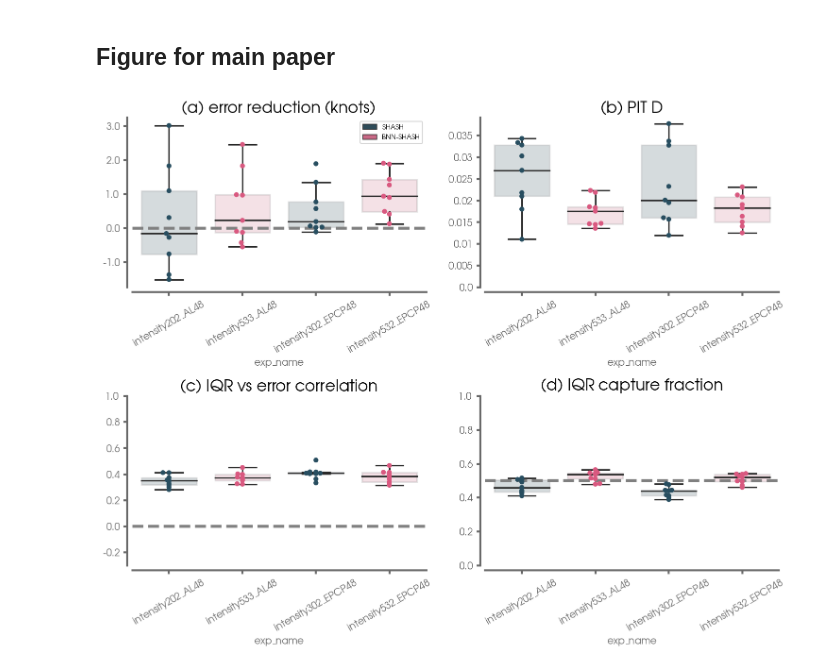
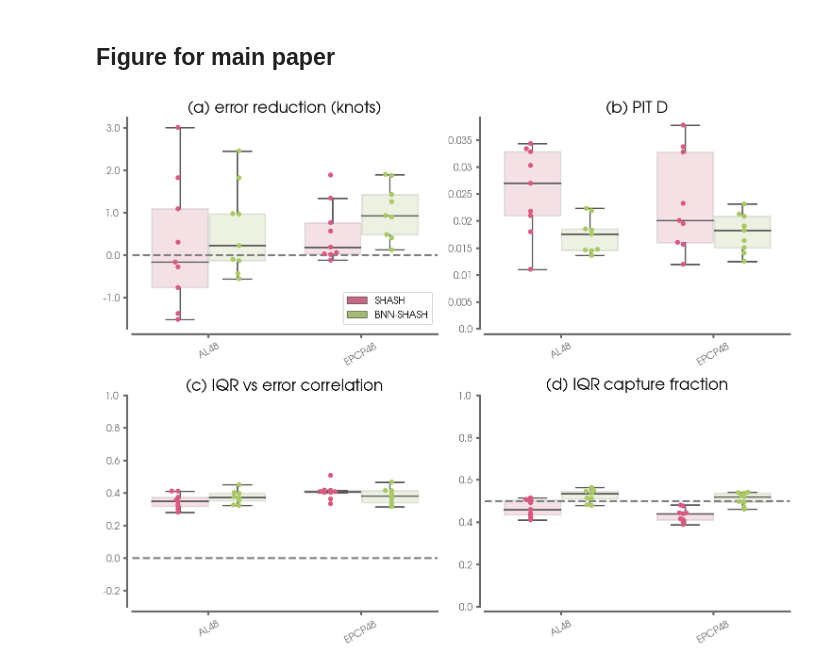
Before and after one commit to eabarnes1010/hurricane_uqcomparisons, a Jupyter notebook: _plot_uqMetrics_bnnSHASH_compare.ipynb, the cells around one changed output. Saved outputs shown, nothing was run; the diff lists cells and outputs as text; code cells hidden in the pictures.

Commit message:
plotting changes, added bnn-shash lines, updated plotting code to jive with shash_tfp.py

```diff
--- a/_plot_uqMetrics_bnnSHASH_compare.ipynb
+++ b/_plot_uqMetrics_bnnSHASH_compare.ipynb
@@ -170,9 +170,9 @@ df_metrics
 ## Figure for main paper
 # %%
 import seaborn as sns
-colors = ('#284E60','#D95980','#C3B1E1','#FFA83A')#colors = ('#284E60','#FFA83A','#D95980','#C3B1E1',)#('#284E60','#E1A730','#D95980','#C3B1E1','#351F27','#A9C961')
+colors = ('#D95980','#A9C961','#C3B1E1','#351F27')#('#284E60','#FFA83A','#D95980','#C3B1E1','#FFA83A')#colors = ('#284E60','#FFA83A','#D95980','#C3B1E1',)#('#284E60','#E1A730','#D95980','#C3B1E1','#351F27','#A9C961')
 panel_letters = ('(a)','(b)','(c)','(d)')
-x_axis_list = ("exp_name",)#("basin_lead", "exp_name")
+x_axis_list = ("basin_lead",)#("basin_lead", "exp_name")
 
 metric_data = ''
 metric_list = ('median_error_reduction_test',
@@ -198,7 +198,7 @@ for x_axis in x_axis_list:
                          data=df_metrics,
                          palette=colors,
                          width=.75,
-                         dodge=False,
+                         dodge=True,
                          boxprops={'alpha':.2,
                                    'edgecolor': 'gray',
                                   },
@@ -210,53 +210,48 @@ for x_axis in x_axis_list:
                            palette=colors,
                            data=df_metrics,
                            size=5,
-                           dodge=False,
+                           dodge=True,
                            ax=ax)
         if imetric == 0:
             handles, labels = ax.get_legend_handles_labels()
             # ax.legend(handles[:3], ('SHASH','BNN','MC Dropout'),fontsize=12,frameon=True)
-            ax.legend(handles[:2], ('SHASH','BNN-SHASH','SHASH','BNN-SHASH'),fontsize=7,frameon=True)
+            ax.legend(handles[:2], ('SHASH','BNN-SHASH','SHASH','BNN-SHASH'),fontsize=10,frameon=True,loc=4)
         else:
             ax.get_legend().remove()
 
         if(metric.find('iqr_capture') > -1):
-            ax.axhline(y=0.5,linewidth=3,linestyle='--',color='gray')
+            ax.axhline(y=0.5,linewidth=2,linestyle='--',color='gray')
             ax.set_ylim(0,1.0)
         if(metric.find('pit_D') > -1):
             ax.set_ylim(0,None)
         if(metric.find('reduction') > -1):
-            ax.axhline(y=0.0,linewidth=3,linestyle='--',color='gray')
+            ax.axhline(y=0.0,linewidth=2,linestyle='--',color='gray')
             # ax.set_ylim(-3.,3.)
         if(metric.find('reduction') == -1 and metric.find('n_error') > -1):
             ax.set_ylim(0.,22.)
         if(metric.find('iqr_error')> -1):
             ax.set_ylim(-.3,1.)
-            ax.axhline(y=0.0,linewidth=3,linestyle='--',color='gray')
+            ax.axhline(y=0.0,linewidth=2,linestyle='--',color='gray')
 
         ax.set_title(title_text[imetric],
                      fontsize=FS,
                      color='k',
                     )
-
-        # ax.set_title(panel_letters[imetric] + ' ' + metric + APPEND_NAME,
-        #              fontsize=FS,
-        #              color='k',
-        #             )
 
         # ax.get_legend().remove()
         x_tick_labels = ax.get_xticklabels()
         # ax.set_xticklabels([])
         ax.set_xticklabels(x_tick_labels,rotation = 30)
         yticks = np.around(ax.get_yticks(),3)
         ax.set_yticklabels(yticks)
         ax.set_ylabel('')
 
         format_spines(ax)
         ax.set_xticklabels(x_tick_labels,rotation = 30)
-        # ax.set_xlabel('')
+        ax.set_xlabel('')
 
     plt.tight_layout()
-    # plt.savefig(FIGURE_PATH + 'uq_comparisonsMetrics' + APPEND_NAME + '.png', dpi=dpiFig)
+    plt.savefig(FIGURE_PATH + 'uq_comparisonsMetrics_leaveoneout' + APPEND_NAME + '.png', dpi=dpiFig)
     plt.show()
 # %% [output]
-[figure, old version]
+[figure, new version]
```
Also changed, not shown: 6 other files.
